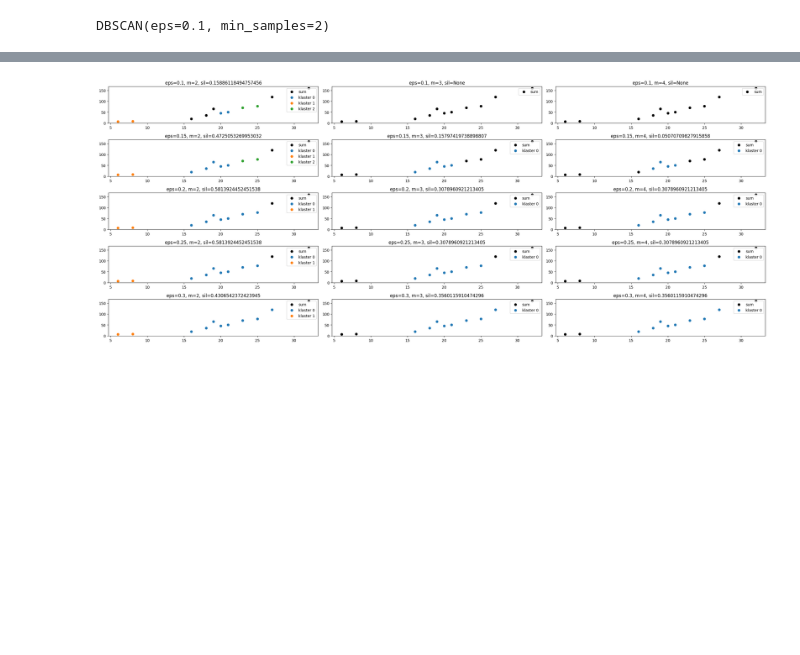
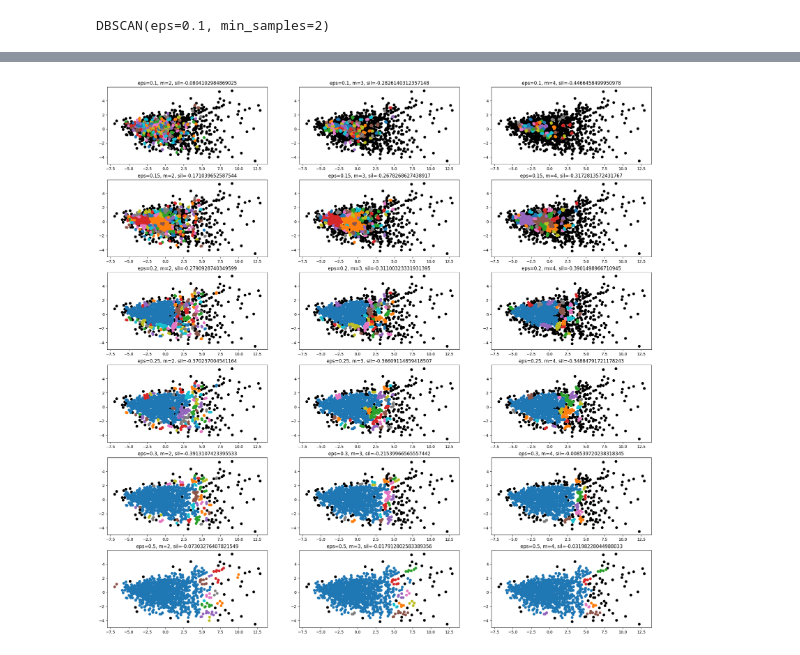
Before and after one commit to MATF-istrazivanje-podataka-1/2023_Data_Mining_Baseball_Dataset, a Jupyter notebook: clustering/Agglomerative_and_DBSCAN.ipynb, the cells around one changed output, grey strips where cells are left out. Drawn from its saved outputs; the diff is of its cells as text; code cells hidden in the pictures; blank space fills up the shorter version.

```diff
--- a/clustering/Agglomerative_and_DBSCAN.ipynb
+++ b/clustering/Agglomerative_and_DBSCAN.ipynb
@@ -44,4 +4,4 @@ X = scaler.fit_transform(X)
 # %%
-X = pd.DataFrame(X, columns=feature_names)
+X = pd.read_csv(r'..\dataset\podaci_za_klasterovanje\X')
 X
 # %% [output]
@@ -60,7 +21,7 @@ X
 # %%
 from sklearn.cluster import AgglomerativeClustering
 # %%
-model = AgglomerativeClustering(n_clusters=3, linkage='single', compute_distances=True)
+model = AgglomerativeClustering(n_clusters=3, linkage='ward', compute_distances=True)
 # %%
 model.fit(X)
 # %% [output]
@@ -113,8 +90,10 @@ array([[ 0.        ,  8.        ,  0.05047034],
 from matplotlib import pyplot as plt
 from sklearn.metrics import silhouette_score
 # %%
-k = 3
-linkages = ['single', 'complete', 'average']
+#kod preuzet sa oficijalnog github repozitoriuma predmeta
+
+k = 2
+linkages = ['ward', 'complete', 'average']
 fig = plt.figure(figsize=(15,5))
 for idx, linkage in enumerate(linkages):
     model = AgglomerativeClustering(n_clusters=k, linkage=linkage)
@@ -123,7 +102,7 @@ for idx, linkage in enumerate(linkages):
     fig.add_subplot(1, len(linkages), idx+1)
 
     for cluster_label in range(k):
-        cluster = df[model.labels_ == cluster_label]
-        plt.scatter(cluster['height'], cluster['weight'])
+        cluster = X[model.labels_ == cluster_label]
+        plt.scatter(cluster['Principal_component_0'], cluster['Principal_component_1'])
     plt.title(f'l={linkage}, sil={silhouette_score(X, model.labels_)}')
 # %% [output]
@@ -153,5 +129,3 @@ RangeIndex(start=0, stop=11, step=1)
-# %%
-X = X.set_index(df['breed'])
 # %%
 _ = dendrogram(Z, labels=X.index, leaf_rotation=90)
 # %% [output]
@@ -175,30 +165,33 @@ array([-1,  0,  1,  2], dtype=int64)
 # %%
+#kod preuzet sa oficijalnog github repozitoriuma predmeta
+
+
 min_samples = 2
-eps_values = [0.1, 0.15, 0.2, 0.25, 0.3]
+eps_values = [0.1, 0.15, 0.2, 0.25, 0.3, 0.5]
 min_samples_values = range(2,5)
-fig = plt.figure(figsize=(25,10))
+fig = plt.figure(figsize=(25,25))
 idx = 1
 for eps in eps_values:
     for min_samples in min_samples_values:
         model = DBSCAN(eps=eps, min_samples=min_samples)
         model.fit(X)
 
         fig.add_subplot(len(eps_values), len(min_samples_values), idx)
         idx += 1
 
         for cluster_label in np.unique(model.labels_):
-            cluster = df[model.labels_ == cluster_label]
+            cluster = X[model.labels_ == cluster_label]
             if cluster_label == -1:
-                plt.scatter(cluster['height'], cluster['weight'], color='black', label='sum')
+                plt.scatter(cluster['Principal_component_0'], cluster['Principal_component_1'], color='black', label='sum')
             else:
-                plt.scatter(cluster['height'], cluster['weight'], label=f'klaster {cluster_label}')
+                plt.scatter(cluster['Principal_component_0'], cluster['Principal_component_1'], label=f'klaster {cluster_label}')
 
-        plt.legend()
+#         plt.legend()
         if len(np.unique(model.labels_)) == 1:
             s = None
         else:
             s = silhouette_score(X, model.labels_)
         plt.title(f'eps={eps}, m={min_samples}, sil={s}')
-plt.tight_layout()
+# plt.tight_layout()
 # %% [output]
-[figure, old version]
+[figure, new version]
```
Also changed, not shown: parts of 26 cells of this notebook, 11 other files.
